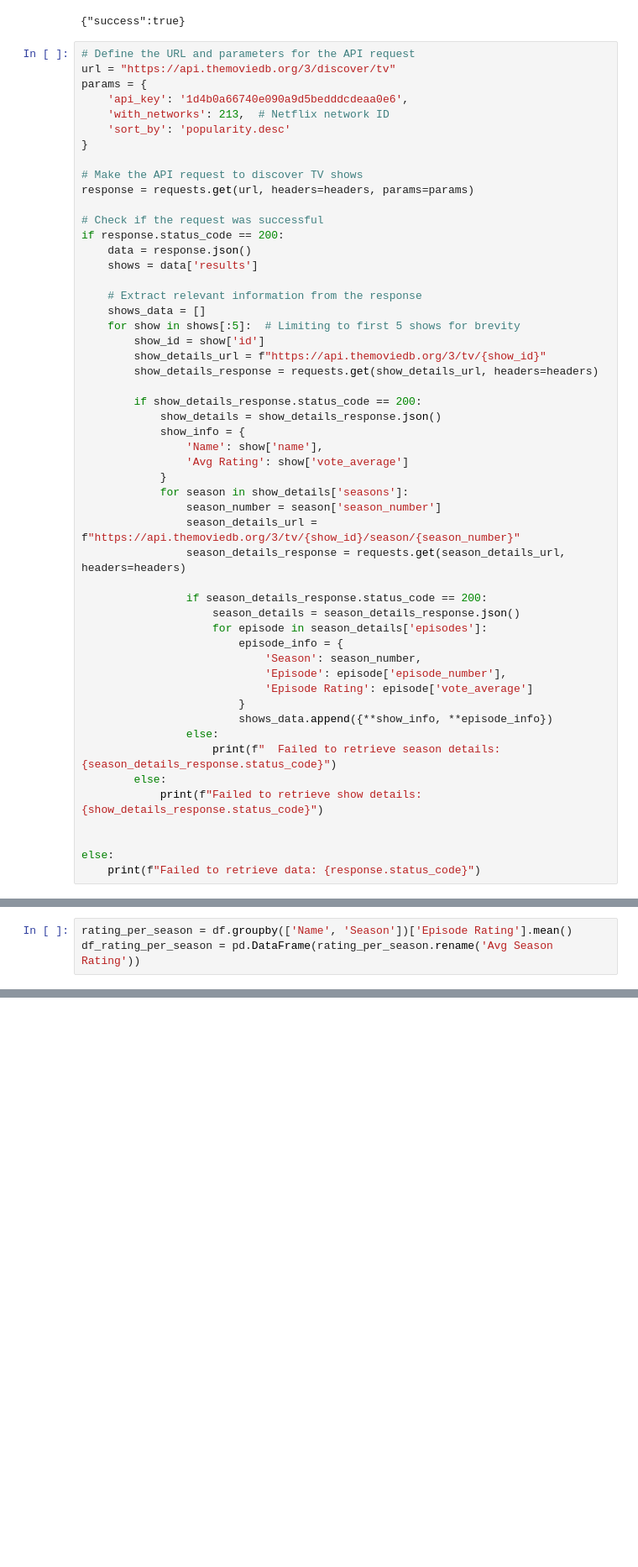
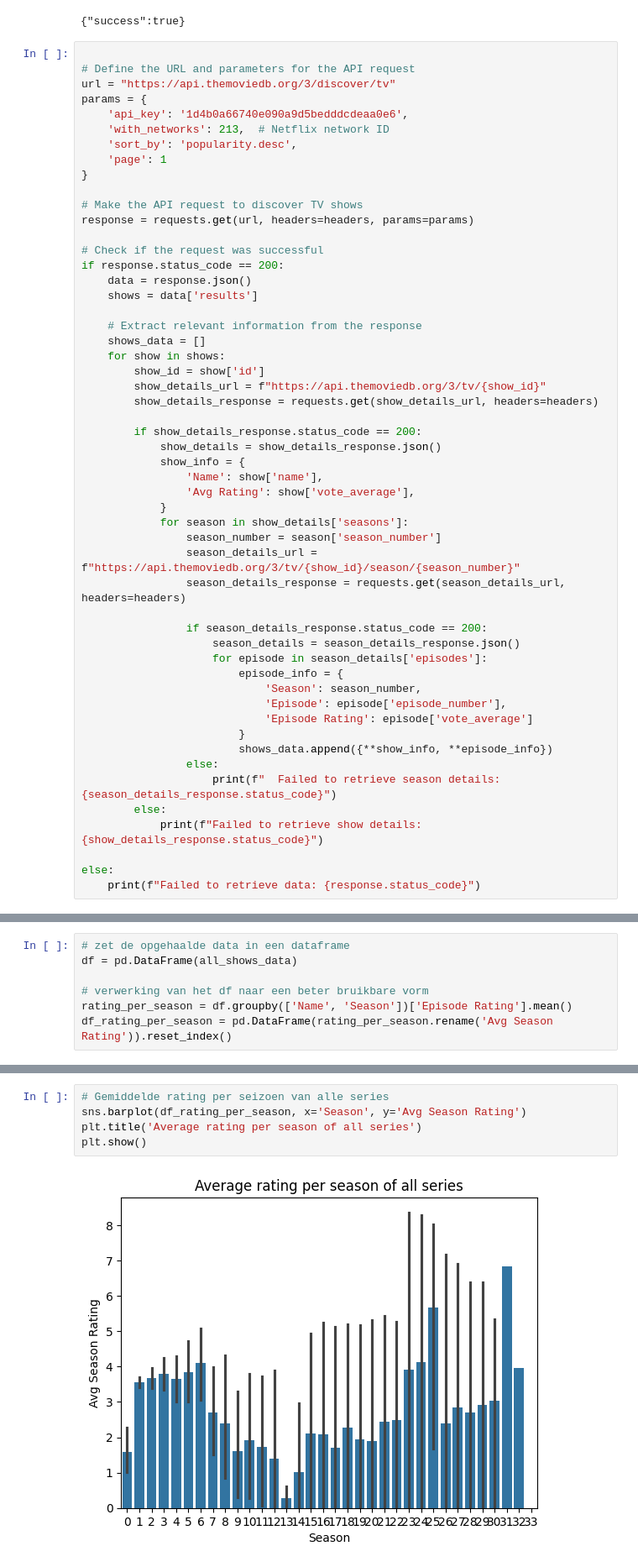
Before and after one commit to Tijnwy/DataIII, a Jupyter notebook: api.ipynb, the cells around one changed output, grey strips where cells are left out. Shown: that part at 84% size. Saved outputs shown, nothing was run; the diff lists cells and outputs as text; blank space fills up the shorter version.

Commit message:
elke netflix serie wordt nu ingeladen.... duurt 40 minuten om in te laden en is te groot om te plotten

```diff
--- a/api.ipynb
+++ b/api.ipynb
@@ -36,12 +27,14 @@ print(response.text)
 # %% [output]
 {"success":true}
 # %%
+
 # Define the URL and parameters for the API request
 url = "https://api.themoviedb.org/3/discover/tv"
 params = {
     'api_key': '1d4b0a66740e090a9d5bedddcdeaa0e6',
     'with_networks': 213,  # Netflix network ID
-    'sort_by': 'popularity.desc'
+    'sort_by': 'popularity.desc',
+    'page': 1
 }
 
 # Make the API request to discover TV shows
@@ -54,7 +47,7 @@ if response.status_code == 200:
 
     # Extract relevant information from the response
     shows_data = []
-    for show in shows[:5]:  # Limiting to first 5 shows for brevity
+    for show in shows:
         show_id = show['id']
         show_details_url = f"https://api.themoviedb.org/3/tv/{show_id}"
         show_details_response = requests.get(show_details_url, headers=headers)
@@ -63,7 +56,7 @@ if response.status_code == 200:
             show_details = show_details_response.json()
             show_info = {
                 'Name': show['name'],
-                'Avg Rating': show['vote_average']
+                'Avg Rating': show['vote_average'],
             }
             for season in show_details['seasons']:
                 season_number = season['season_number']
@@ -84,6 +77,5 @@ if response.status_code == 200:
         else:
             print(f"Failed to retrieve show details: {show_details_response.status_code}")
 
-
 else:
     print(f"Failed to retrieve data: {response.status_code}")
@@ -108,3 +140,7 @@ display(df[df['Name'] == 'Lucifer'])
 # %%
+# zet de opgehaalde data in een dataframe
+df = pd.DataFrame(all_shows_data)
+
+# verwerking van het df naar een beter bruikbare vorm
 rating_per_season = df.groupby(['Name', 'Season'])['Episode Rating'].mean()
-df_rating_per_season = pd.DataFrame(rating_per_season.rename('Avg Season Rating'))
+df_rating_per_season = pd.DataFrame(rating_per_season.rename('Avg Season Rating')).reset_index()
@@ -129,0 +163,7 @@ df_rating_per_season = pd.DataFrame(rating_per_season.rename('Avg Season Rating'
+# %%
+# Gemiddelde rating per seizoen van alle series
+sns.barplot(df_rating_per_season, x='Season', y='Avg Season Rating')
+plt.title('Average rating per season of all series')
+plt.show()
+# %% [output]
+[figure, added]
```
Also changed, not shown: parts of 9 cells of this notebook.
